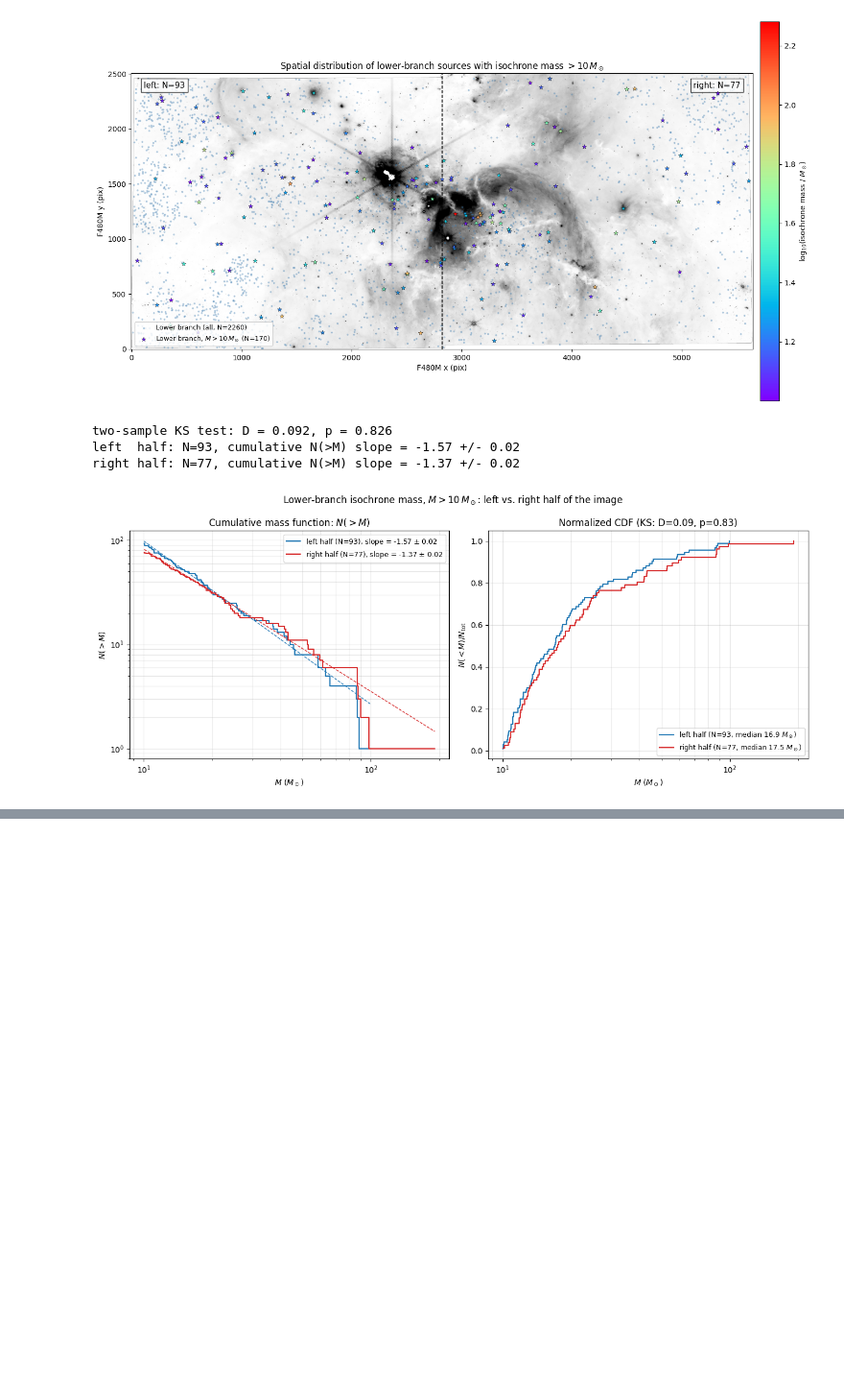
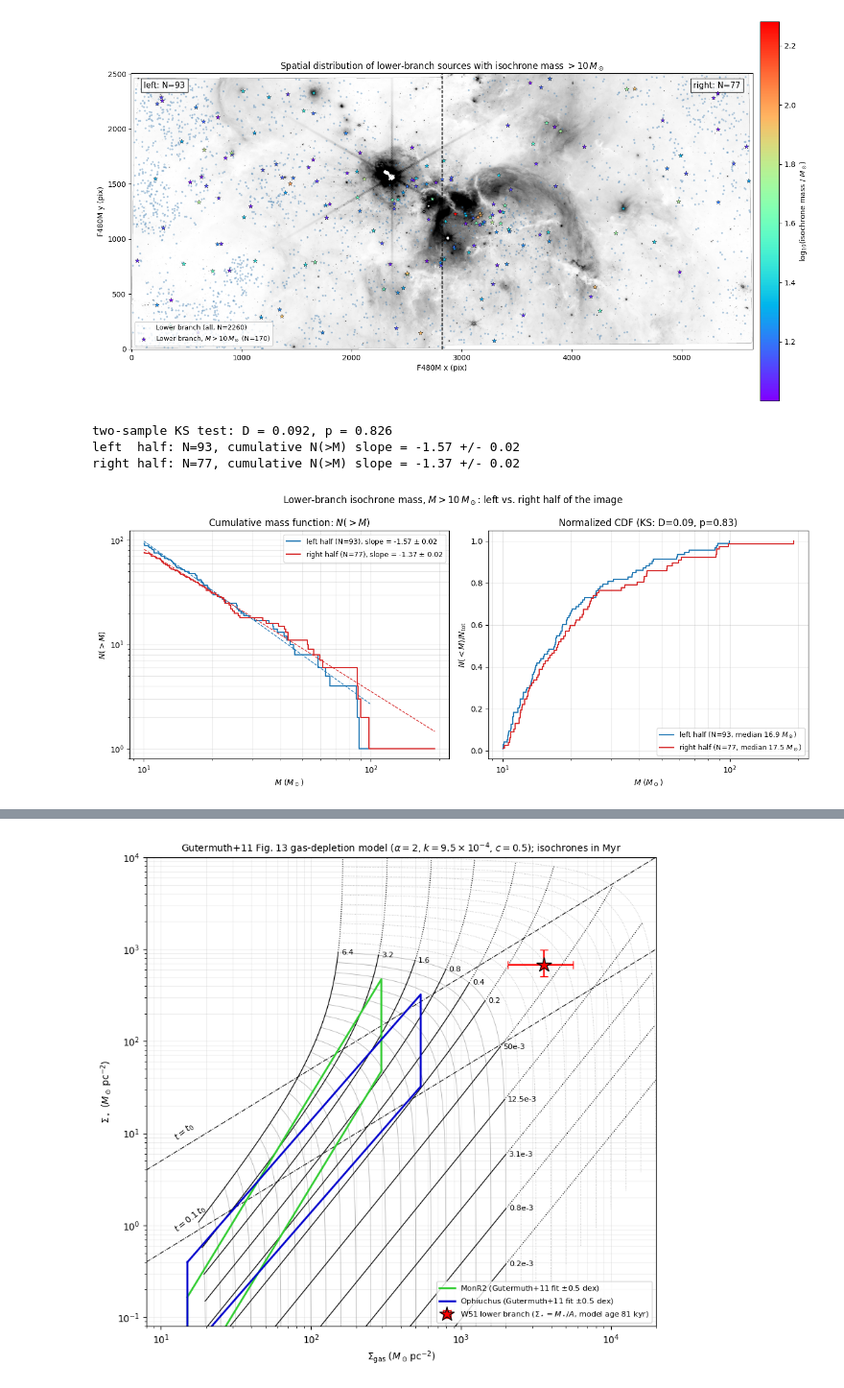
Before and after one commit to tyoo37/w51_nircam, a Jupyter notebook: proposal/lower_branch_mass_function.ipynb, the cells around one changed output, grey strips where cells are left out. Shown at 96% size. Drawn from its saved outputs; the diff is of its cells as text; code cells hidden in the pictures; blank space fills up the shorter version.

Commit message:
paper writing

```diff
--- a/proposal/lower_branch_mass_function.ipynb
+++ b/proposal/lower_branch_mass_function.ipynb
@@ -564,0 +975,81 @@ right half: N=77, cumulative N(>M) slope = -1.37 +/- 0.02
+# %%
+K_G11 = 9.5e-4      # Myr^-1 pc^2 Msun^-1 (alpha = 2)
+C_G11 = 0.5
+
+
+def g11_model(sigma0, t_myr, k=K_G11, c=C_G11):
+    # alpha = 2 gas-depletion model of Gutermuth+11 (their eqs. for Sigma_gas(t), Sigma_*(t))
+    x = k * sigma0 * t_myr          # = t / t0
+    return sigma0 / (1 + x), c * sigma0 * x / (1 + x)
+
+
+# W51 point
+sig_star_w51 = (mstar_tot / area_unmasked).to_value(u.Msun / u.pc**2)
+sig_star_w51_lo = (mstar_lo / area_unmasked).to_value(u.Msun / u.pc**2)
+sig_star_w51_hi = (mstar_hi / area_unmasked).to_value(u.Msun / u.pc**2)
+sg_w51 = sigma_gas_mean.to_value(u.Msun / u.pc**2)
+
+# invert the model for the W51 point: Sigma0 = Sigma_gas + Sigma_*/c, t/t0 = Sigma_*/(c Sigma_gas)
+sigma0_w51 = sg_w51 + sig_star_w51 / C_G11
+x_w51 = sig_star_w51 / (C_G11 * sg_w51)
+t_model_w51 = x_w51 / (K_G11 * sigma0_w51)
+print(f'W51: Sigma_gas = {sg_w51:.0f}, Sigma_* = {sig_star_w51:.0f} ({sig_star_w51_lo:.0f}-{sig_star_w51_hi:.0f}) Msun/pc^2, '
+      f'Sigma_*/Sigma_gas = {sig_star_w51 / sg_w51:.2f}, Sigma_*/Sigma_gas^2 = {sig_star_w51 / sg_w51**2:.1e} pc^2/Msun')
+print(f'G11 model (alpha=2, k={K_G11}, c={C_G11}): Sigma0 = {sigma0_w51:.0f} Msun/pc^2, t/t0 = {x_w51:.2f}, '
+      f'model age = {t_model_w51 * 1e3:.0f} kyr')
+sg1, ss1 = g11_model(sigma0_w51, 1.0)
+print(f'  same Sigma0 after 1 Myr in the model: Sigma_gas = {sg1:.0f}, Sigma_* = {ss1:.0f} Msun/pc^2')
+sfr_g11 = C_G11 * K_G11 * sg_w51**2   # Msun/Myr/pc^2 == Msun/yr/kpc^2
+print(f'  G11 alpha=2 law SFR density at the W51 Sigma_gas: {sfr_g11:.0f} Msun/yr/kpc^2 '
+      f'(observed {sigma_sfr.value:.0f}; ratio observed/G11 = {sigma_sfr.value / sfr_g11:.2f})')
+
+fig, ax = plt.subplots(figsize=(8.5, 8))
+t_grid = np.logspace(-4.5, np.log10(6.4), 300)
+for s0 in np.logspace(np.log10(20), np.log10(2e4), 31):
+    sgt, sst = g11_model(s0, t_grid)
+    ax.plot(sgt, sst, color='0.7', lw=0.6, ls='-' if s0 <= 2000 * 1.001 else ':')
+iso_times = [0.2e-3, 0.8e-3, 3.1e-3, 12.5e-3, 50e-3, 0.2, 0.4, 0.8, 1.6, 3.2, 6.4]
+s0_paper = np.logspace(np.log10(20), np.log10(2000), 200)
+s0_ext = np.logspace(np.log10(2000), np.log10(2e4), 100)
+for t_iso in iso_times:
+    sgi, ssi = g11_model(s0_paper, t_iso)
+    ax.plot(sgi, ssi, 'k-', lw=0.9)
+    sge, sse = g11_model(s0_ext, t_iso)
+    ax.plot(sge, sse, 'k:', lw=0.9)
+    lab = f'{t_iso:g}' if t_iso >= 0.2 else f'{t_iso * 1e3:g}e-3'
+    if ssi[-1] < 1500 and sgi[-1] < 7000:
+        ax.text(sgi[-1] * 1.05, ssi[-1], lab, fontsize=8, va='center')
+    elif sse[-1] < 1e4:
+        ax.text(sge[-1] * 1.05, sse[-1], lab, fontsize=8, va='center')
+xx = np.logspace(0.5, 5, 50)
+ax.plot(xx, C_G11 * xx, 'k-.', lw=0.8)
+ax.plot(xx, 0.1 * C_G11 * xx, 'k-.', lw=0.8)
+ax.text(12, C_G11 * 12 * 1.4, '$t=t_0$', rotation=38, fontsize=9)
+ax.text(12, 0.1 * C_G11 * 12 * 1.4, '$t=0.1\\,t_0$', rotation=38, fontsize=9)
+
+for (a0, a1, xmin, xmax, color, name) in [(-4.42, 2.67, 15, 295, 'limegreen', 'MonR2'),
+                                           (-3.10, 1.87, 15, 540, 'mediumblue', 'Ophiuchus')]:
+    lx = np.log10([xmin, xmax])
+    poly_x = 10**np.r_[lx, lx[::-1], lx[0]]
+    poly_y = 10**(np.r_[a0 + a1 * lx + 0.5, (a0 + a1 * lx - 0.5)[::-1], a0 + a1 * lx[0] + 0.5])
+    ax.plot(poly_x, poly_y, color=color, lw=2, label=f'{name} (Gutermuth+11 fit $\\pm$0.5 dex)')
+
+ax.errorbar(sg_w51, sig_star_w51,
+            xerr=[[sg_w51 - sigma_gas_lo.value], [sigma_gas_hi.value - sg_w51]],
+            yerr=[[sig_star_w51 - sig_star_w51_lo], [sig_star_w51_hi - sig_star_w51]],
+            fmt='*', ms=16, color='red', mec='k', capsize=4, zorder=5,
+            label=f'W51 lower branch ($\\Sigma_\\star=M_\\star/A$, model age {t_model_w51 * 1e3:.0f} kyr)')
+ax.set_xscale('log')
+ax.set_yscale('log')
+ax.set_xlim(8, 2e4)
+ax.set_ylim(0.08, 1e4)
+ax.set_xlabel(r'$\Sigma_{\rm gas}$ ($M_\odot\,{\rm pc^{-2}}$)')
+ax.set_ylabel(r'$\Sigma_\star$ ($M_\odot\,{\rm pc^{-2}}$)')
+ax.set_title(r'Gutermuth+11 Fig. 13 gas-depletion model ($\alpha=2$, $k=9.5\times10^{-4}$, $c=0.5$); isochrones in Myr',
+             fontsize=10)
+ax.legend(fontsize=8, loc='lower right')
+ax.grid(alpha=0.2, which='both')
+plt.tight_layout()
+plt.savefig('lower_branch_gutermuth11_fig13.png', bbox_inches='tight')
+plt.show()
+# %% [output]
@@ -564,0 +1060 @@ right half: N=77, cumulative N(>M) slope = -1.37 +/- 0.02
+[figure, added]
```
Also changed, not shown: parts of 14 cells of this notebook, 12 other files.
